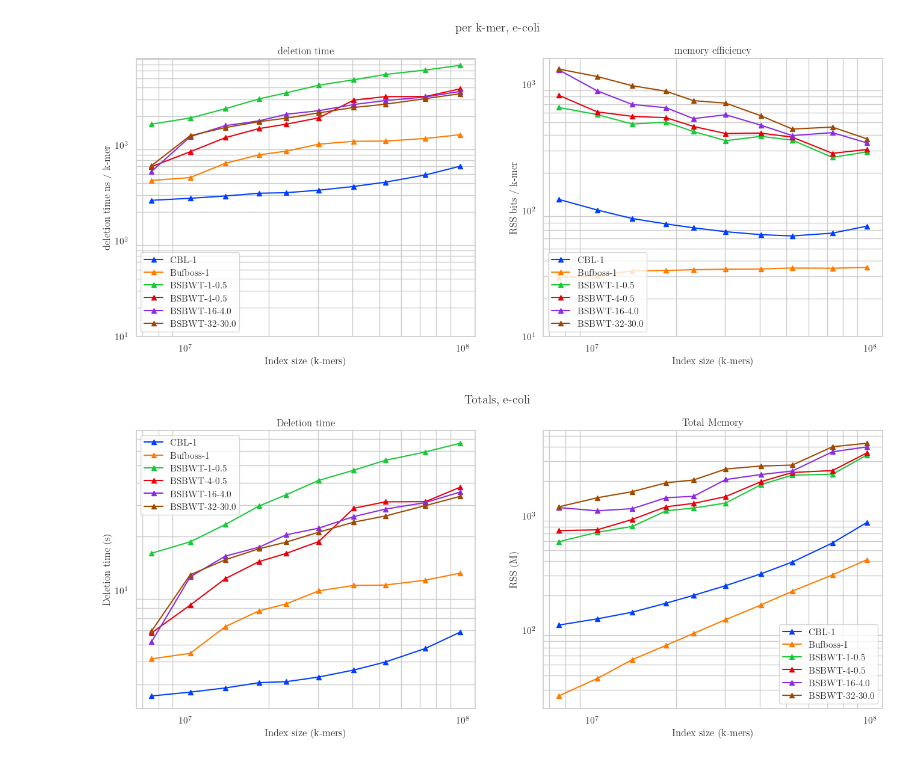
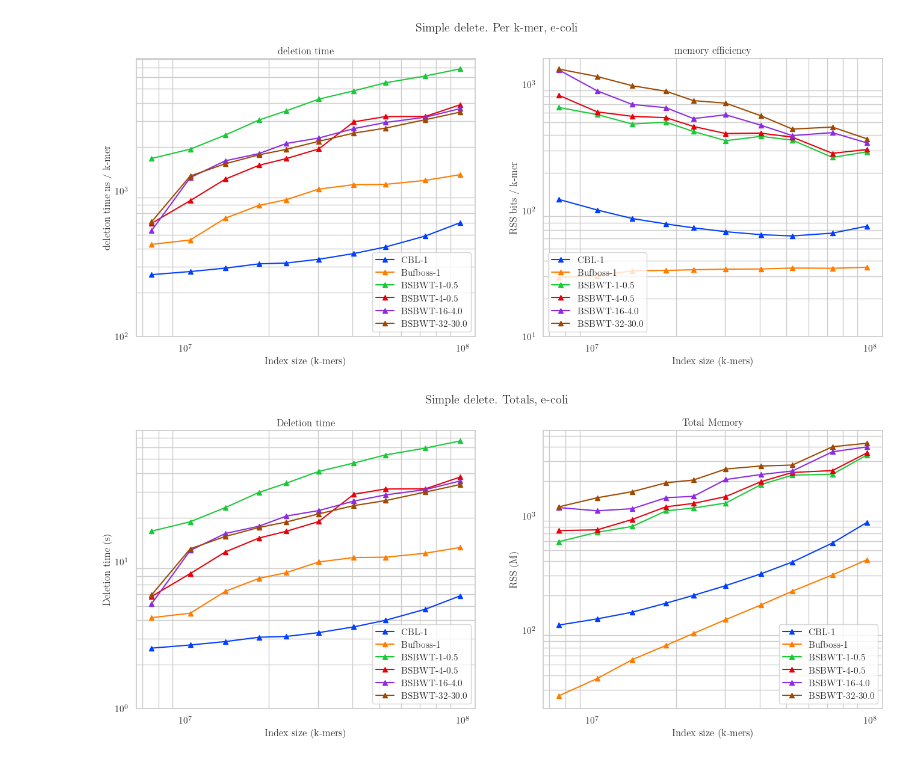
Before and after one commit to saskeli/Dynamic_SBWT_experiments, a Jupyter notebook: delete.ipynb, the cells around one changed output. Cells and saved outputs as stored; diff of their text form; code cells hidden in the pictures.

Commit message:
delete results update

```diff
--- a/delete.ipynb
+++ b/delete.ipynb
@@ -78,6 +78,8 @@ def plot_time_and_space(res, title, name=None):
     plt.ylabel("Deletion time (s)")
     plt.legend()
     plt.title("Deletion time")
+    a, b = plt.ylim()
+    plt.ylim(1, b)
     plt.grid(which='major')
     plt.grid(which='minor')
     plt.subplot(1, 2, 2)
@@ -131,13 +133,13 @@ def plot_time_and_space_per_kmer(res, div, title, name=None):
 # %%
 coli_del = read_res("../bbb_res/del_coli.txt")
 # %%
-plot_time_and_space_per_kmer(coli_del, coli_del["offered"], "per k-mer, e-coli")
+plot_time_and_space_per_kmer(coli_del, coli_del["offered"], "Simple delete. Per k-mer, e-coli")
 # %% [output]
-[figure, old version]
+[figure, new version]
 # %%
-plot_time_and_space(coli_del, "Totals, e-coli")
+plot_time_and_space(coli_del, "Simple delete. Totals, e-coli")
 # %% [output]
-[figure, old version]
+[figure, new version]
 # %%
 coli_del_r = read_res("../bbb_res/del_coli_r.txt")
 # %%
```
Also changed, not shown: parts of 8 cells of this notebook.
